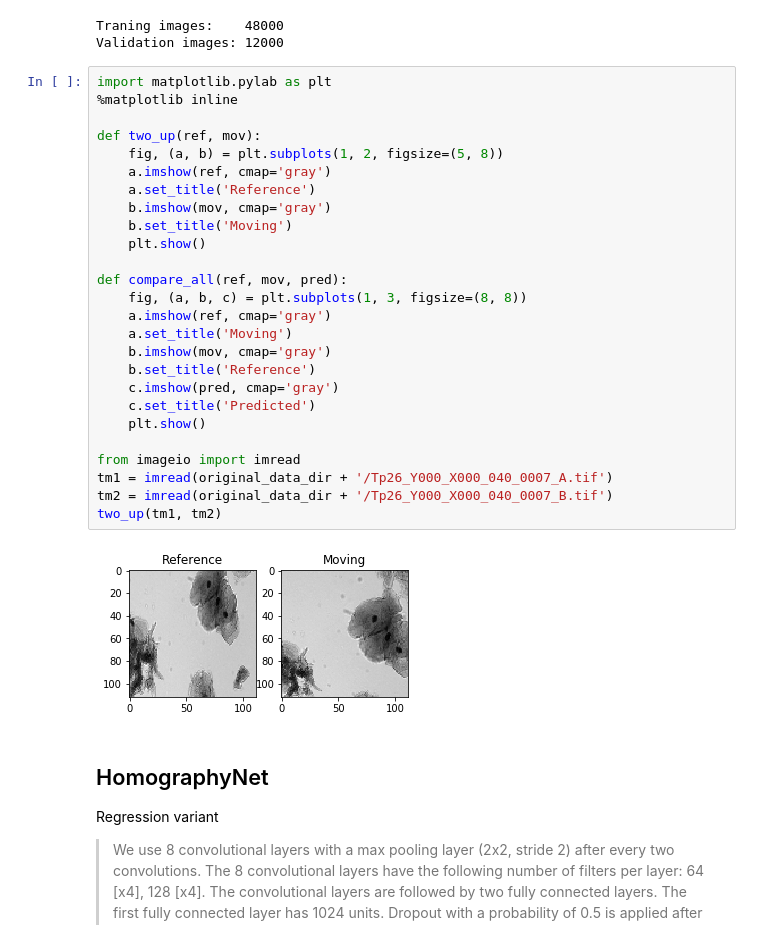
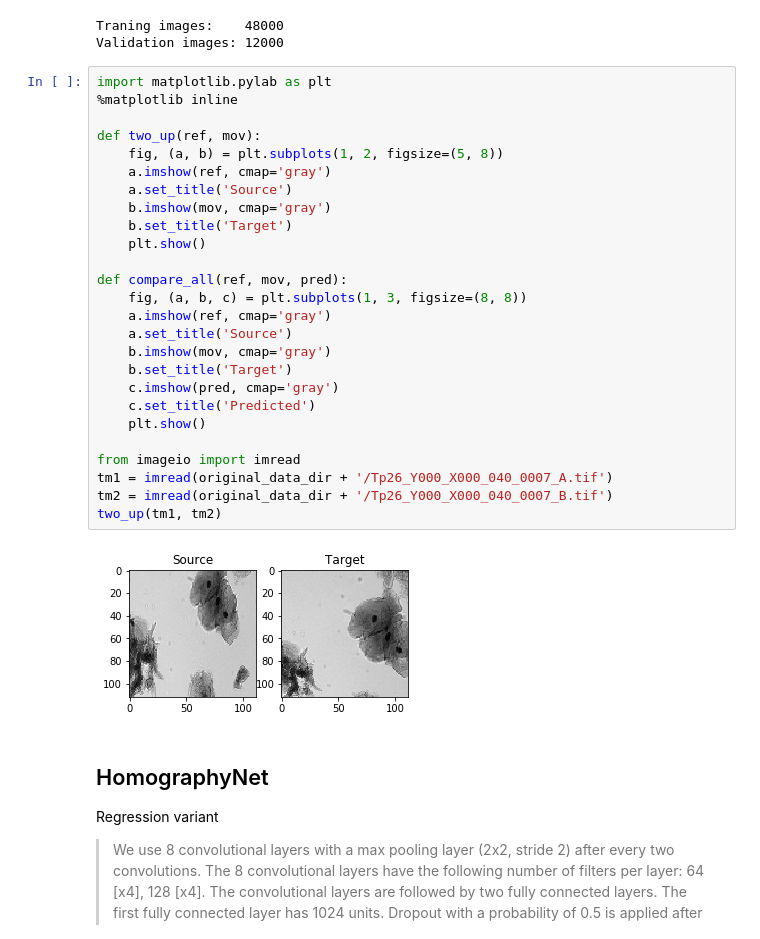
Before and after one commit to tristaaan/stitch-eval, a Jupyter notebook: notebooks/HomograpyNet.ipynb, the cells around one changed output. Saved outputs shown, nothing was run; the diff lists cells and outputs as text.

```diff
--- a/notebooks/HomograpyNet.ipynb
+++ b/notebooks/HomograpyNet.ipynb
@@ -81,31 +81,31 @@ Validation images: 12000
 # %%
 import matplotlib.pylab as plt
 %matplotlib inline
 
 def two_up(ref, mov):
     fig, (a, b) = plt.subplots(1, 2, figsize=(5, 8))
     a.imshow(ref, cmap='gray')
-    a.set_title('Reference')
+    a.set_title('Source')
     b.imshow(mov, cmap='gray')
-    b.set_title('Moving')
+    b.set_title('Target')
     plt.show()
 
 def compare_all(ref, mov, pred):
     fig, (a, b, c) = plt.subplots(1, 3, figsize=(8, 8))
     a.imshow(ref, cmap='gray')
-    a.set_title('Moving')
+    a.set_title('Source')
     b.imshow(mov, cmap='gray')
-    b.set_title('Reference')
+    b.set_title('Target')
     c.imshow(pred, cmap='gray')
     c.set_title('Predicted')
     plt.show()
 
 from imageio import imread
 tm1 = imread(original_data_dir + '/Tp26_Y000_X000_040_0007_A.tif')
 tm2 = imread(original_data_dir + '/Tp26_Y000_X000_040_0007_B.tif')
 two_up(tm1, tm2)
 # %% [output]
-[figure, old version]
+[figure, new version]
 # %% [markdown]
 ## HomographyNet
 
```
Also changed, not shown: parts of 2 cells of this notebook, 2 other files.
